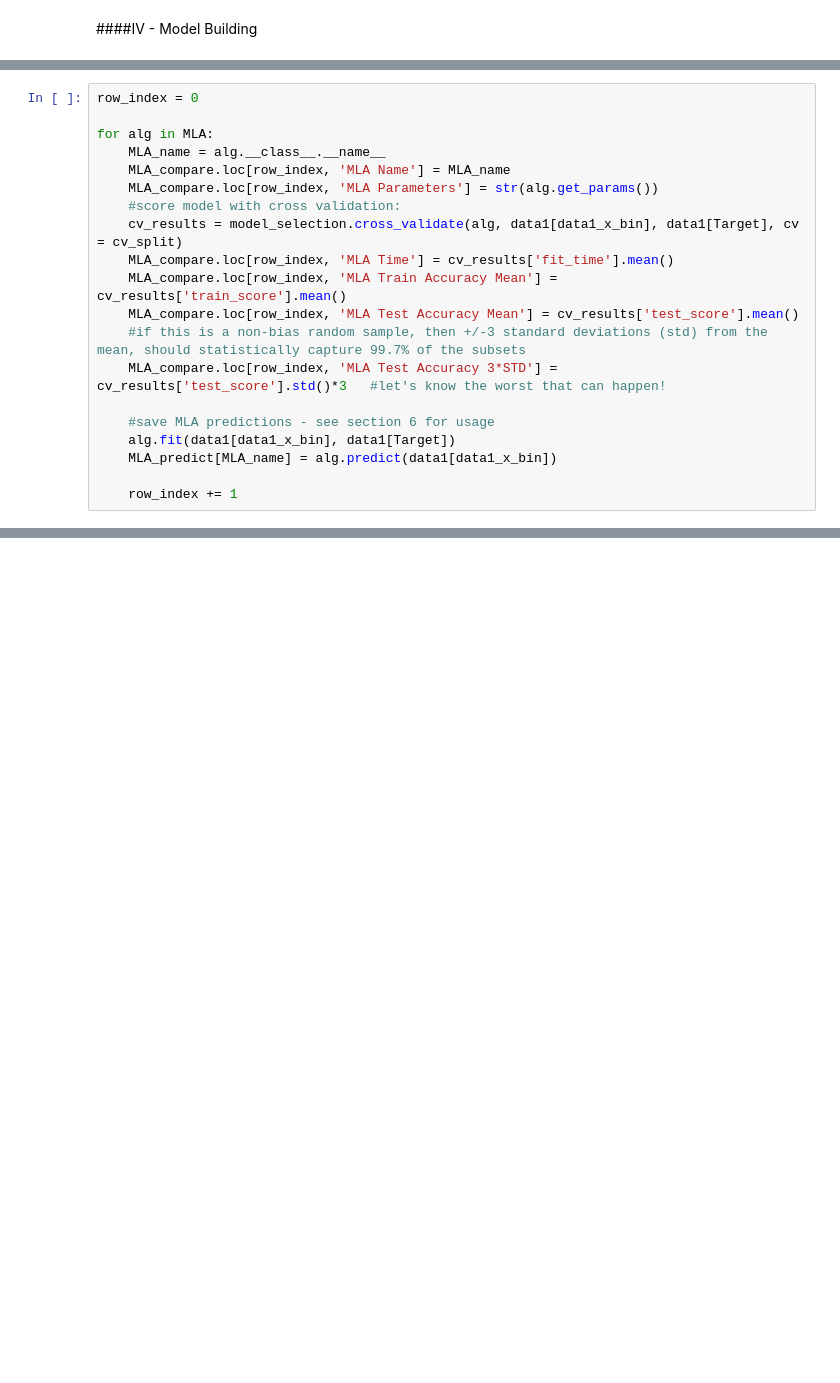
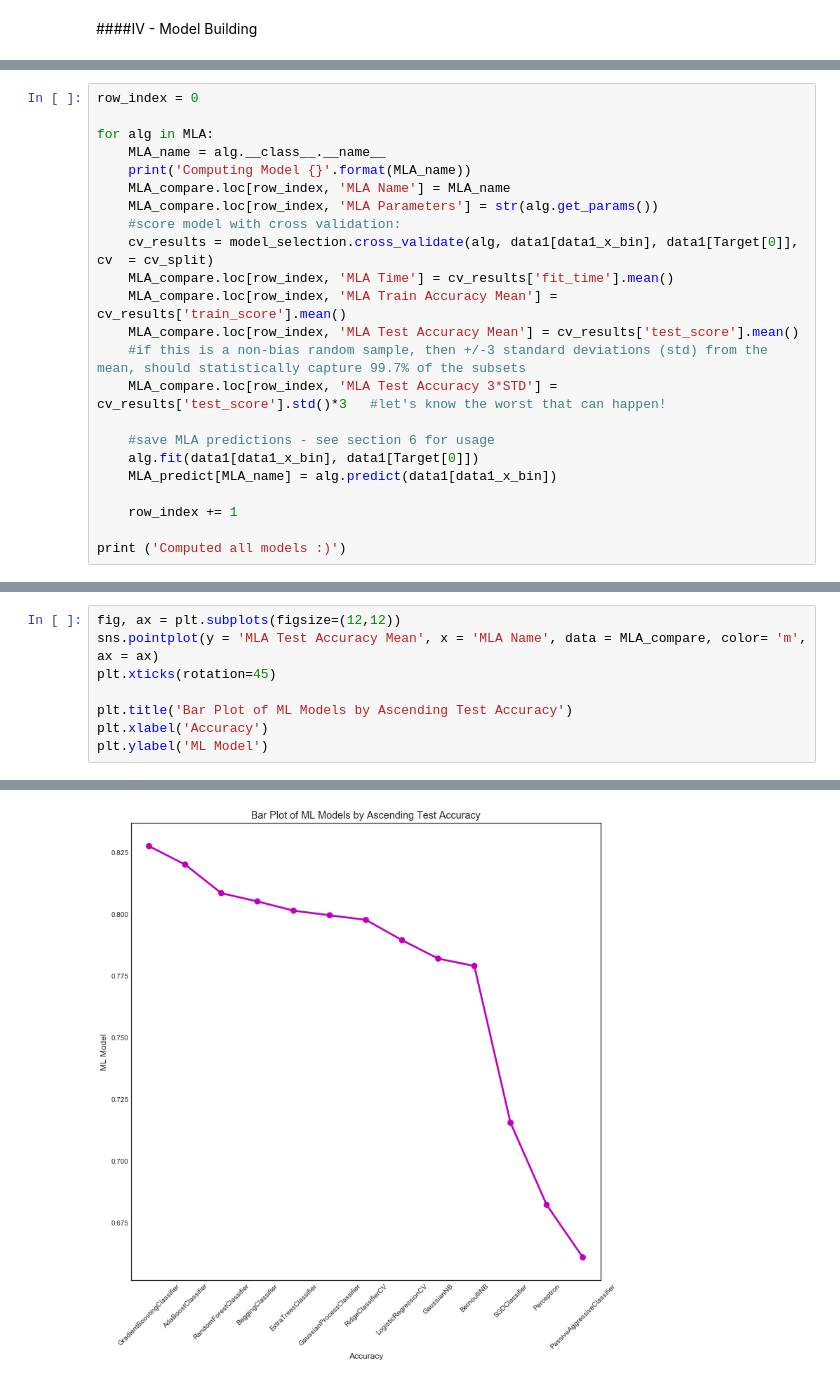
Before and after one commit to sidkrishna92/rmsTitanic, a Jupyter notebook: titanic.ipynb, the cells around one changed output, grey strips where cells are left out. Saved outputs shown, nothing was run; the diff lists cells and outputs as text; blank space fills up the shorter version.

```diff
--- a/titanic.ipynb
+++ b/titanic.ipynb
@@ -742,10 +740,11 @@ row_index = 0
 
 for alg in MLA:
     MLA_name = alg.__class__.__name__
+    print('Computing Model {}'.format(MLA_name))
     MLA_compare.loc[row_index, 'MLA Name'] = MLA_name
     MLA_compare.loc[row_index, 'MLA Parameters'] = str(alg.get_params())
     #score model with cross validation:
-    cv_results = model_selection.cross_validate(alg, data1[data1_x_bin], data1[Target], cv  = cv_split)
+    cv_results = model_selection.cross_validate(alg, data1[data1_x_bin], data1[Target[0]], cv  = cv_split)
     MLA_compare.loc[row_index, 'MLA Time'] = cv_results['fit_time'].mean()
     MLA_compare.loc[row_index, 'MLA Train Accuracy Mean'] = cv_results['train_score'].mean()
     MLA_compare.loc[row_index, 'MLA Test Accuracy Mean'] = cv_results['test_score'].mean()
@@ -753,8 +752,10 @@ for alg in MLA:
     MLA_compare.loc[row_index, 'MLA Test Accuracy 3*STD'] = cv_results['test_score'].std()*3   #let's know the worst that can happen!
 
     #save MLA predictions - see section 6 for usage
-    alg.fit(data1[data1_x_bin], data1[Target])
+    alg.fit(data1[data1_x_bin], data1[Target[0]])
     MLA_predict[MLA_name] = alg.predict(data1[data1_x_bin])
 
     row_index += 1
+
+print ('Computed all models :)')
 # %% [output]
@@ -767,0 +794,9 @@ NameError: name 'MLA_compare' is not defined
+# %%
+fig, ax = plt.subplots(figsize=(12,12))
+sns.pointplot(y = 'MLA Test Accuracy Mean', x = 'MLA Name', data = MLA_compare, color= 'm', ax = ax)
+plt.xticks(rotation=45)
+
+plt.title('Bar Plot of ML Models by Ascending Test Accuracy')
+plt.xlabel('Accuracy')
+plt.ylabel('ML Model')
+# %% [output]
@@ -767,0 +804 @@ NameError: name 'MLA_compare' is not defined
+[figure, added]
```
Also changed, not shown: parts of 12 cells of this notebook.
